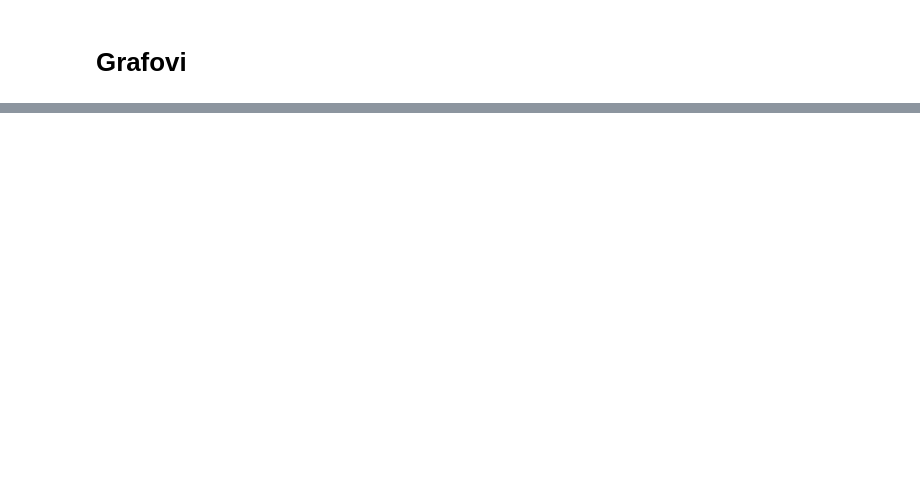
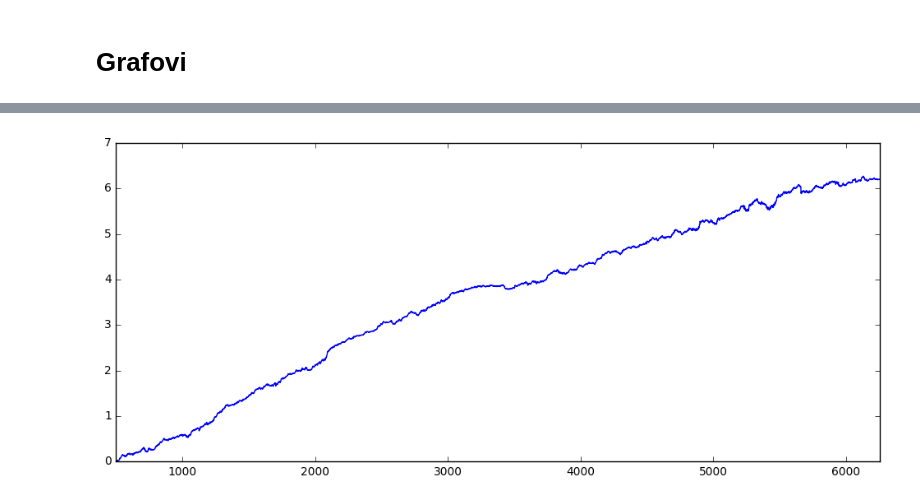
Before and after one commit to mrlovre/diplomski, a Jupyter notebook: ipynb/dipl_02.ipynb, the cells around one changed output, grey strips where cells are left out. Cells and saved outputs as stored; diff of their text form; code cells hidden in the pictures; blank space fills up the shorter version.

```diff
--- a/ipynb/dipl_02.ipynb
+++ b/ipynb/dipl_02.ipynb
@@ -508,20 +539,13 @@ sp500_log_diffs = calculate_pairwise_diffs(sp500_log)
 
 T = 500
 p = 0.008
-d = 4
+d = 1
+
+method = 'thresh-devs'
 
 sp500_log_diff_means, sp500_log_diff_vars = rolling_mean_variance(sp500_log_diffs, T)
 del(sp500, sp500_log)
 
 ts, _, pairs = statistical_arbitrage(sp500_log_diffs, sp500_log_diff_means, sp500_log_diff_vars,
-                                     p, d, method='thresh-devs', return_pairs=True)
+                                     p, d, method='devs', return_pairs=True)
 del(sp500_log_diffs, sp500_log_diff_means, sp500_log_diff_vars)
-# %%
-ppairs = partition_as(ts, pairs)
-for t, ppair in ppairs:
-    graph = nx.DiGraph()
-#     graph.add_nodes_from(range(1, N + 1))
-    graph.add_edges_from(ppair)
-    layout = nx.drawing.circular_layout(graph)
-    nx.drawing.nx_pydot.to_pydot(graph).write_svg('../graphs/output_{:04d}.svg'.format(t),
-                                                  prog='neato')
@@ -541,0 +605,30 @@ for t, ppair in ppairs:
+# %%
+sp500 = np.genfromtxt('../data/stock_prices_sp500.csv', delimiter=',')
+sp500 = sp500
+sp500_log = np.log(sp500)
+days, N = sp500.shape
+P = int(N * (N - 1) / 2)
+
+T = 500
+sp500_log_diffs = calculate_pairwise_diffs(sp500_log)
+
+profit = []
+tss = []
+ppairs = partition_as(ts, pairs)
+for t, ppair in ppairs:
+    preferences = calculate_preference_flow(ppair)
+    top = max(preferences.keys(), key=lambda k: preferences[k])
+    bottom = min(preferences.keys(), key=lambda k: preferences[k])
+    code = encode_pair(top, bottom, N)
+    p = trade_pair(sp500_log_diffs, t, code, top > bottom)
+    profit.append(p)
+    tss.append(t)
+
+tss = np.array(tss)
+profit = np.cumsum(profit)
+plt.plot(tss, profit)
+plt.autoscale(enable=True, axis='x', tight=True)
+
+del(sp500_log_diffs)
+# %% [output]
+[figure, added]
```
Also changed, not shown: parts of 10 cells of this notebook.
